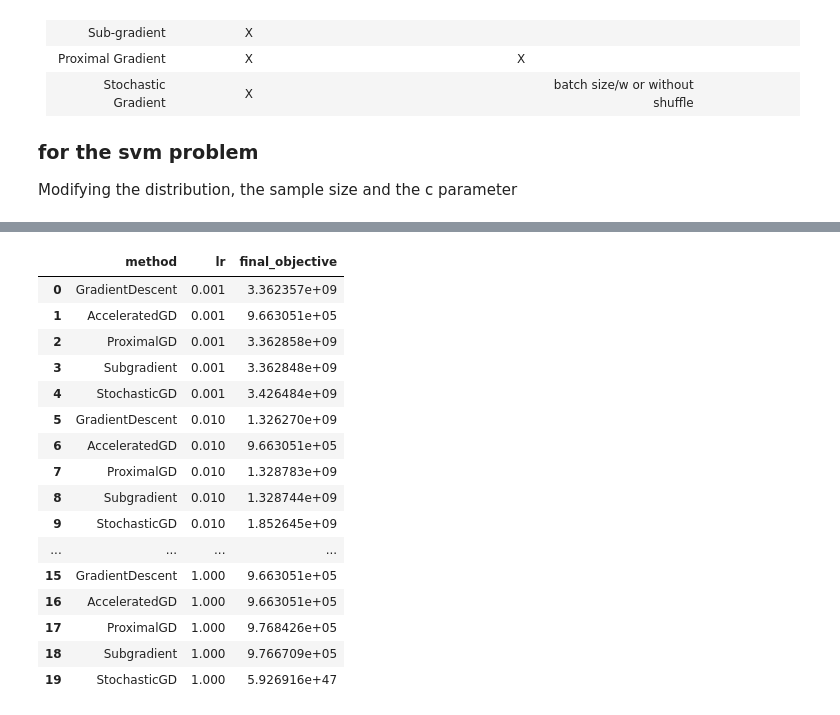
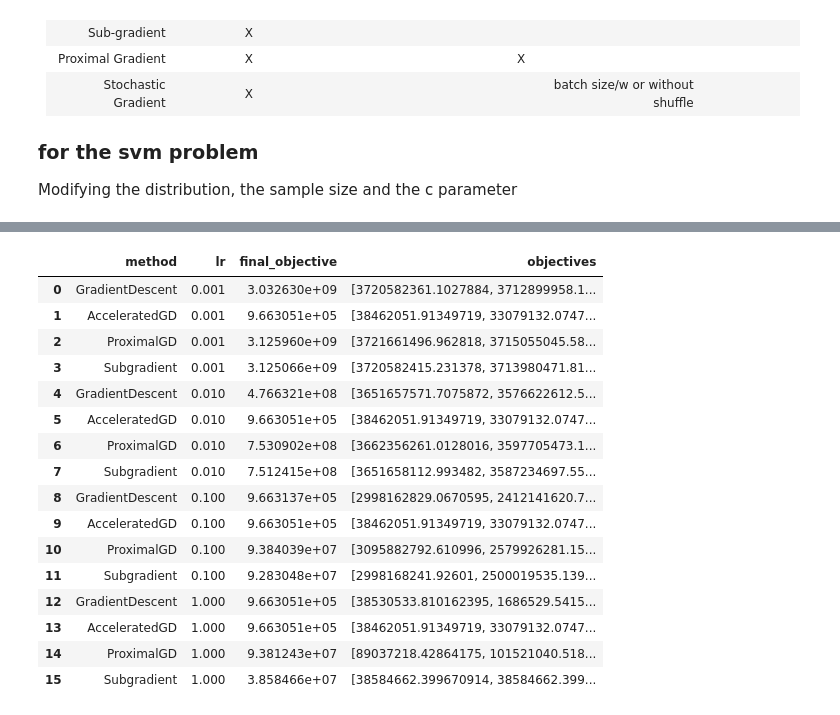
Before and after one commit to KingMrock/tp_machine_learning_enac, a Jupyter notebook: tests.ipynb, the cells around one changed output, grey strips where cells are left out. Drawn from its saved outputs; the diff is of its cells as text; code cells hidden in the pictures.

```diff
--- a/tests.ipynb
+++ b/tests.ipynb
@@ -34,56 +38,55 @@ import numpy as np
 # We also assume the gradient methods in 'functions.py' are complete and can be called here.
 
 learning_rates = [1e-3, 1e-2, 1e-1, 1.0]
-num_iterations = 50
+num_iterations = 100
 initial_x = np.zeros(A.shape[1])  # for example
+
+labda = 10 # for proximal gradient and subgradient methods
 
 results_list = []
 
+# Add the full list of objective values to the results for each method
 for lr_test in learning_rates:
-    # Gradient Descent
     gd_objectives, gd_params = gradient_descent(y, A, initial_x.copy(), num_iterations, lr_test)
     results_list.append({
         'method': 'GradientDescent',
         'lr': lr_test,
-        'final_objective': gd_objectives[-1]
+        'final_objective': gd_objectives[-1],
+        'objectives': gd_objectives
     })
 
-    # Accelerated Gradient Descent
     agd_objectives, agd_params = accelerated_gradient_descent(y, A, initial_x.copy(), num_iterations)
-    # (Note: accelerated_gradient_descent as written does not take lr, so we skip passing it)
     results_list.append({
         'method': 'AcceleratedGD',
         'lr': lr_test,
-        'final_objective': agd_objectives[-1]
+        'final_objective': agd_objectives[-1],
+        'objectives': agd_objectives
     })
 
-
-    # Proximal Gradient
-    prox_objectives, prox_params = prox_gradient_descent(y, A, initial_x.copy(), num_iterations, lr_test, lbda=0.1)
+    prox_objectives, prox_params = prox_gradient_descent(y, A, initial_x.copy(), num_iterations, lr_test, lbda=labda)
     results_list.append({
         'method': 'ProximalGD',
         'lr': lr_test,
-        'final_objective': prox_objectives[-1]
+        'final_objective': prox_objectives[-1],
+        'objectives': prox_objectives
     })
 
-    # Subgradient
-    subg_objectives, subg_params = subgradient_descent(y, A, initial_x.copy(), num_iterations, lr_test, lbda=0.1)
+    subg_objectives, subg_params = subgradient_descent(y, A, initial_x.copy(), num_iterations, lr_test, lbda=labda)
     results_list.append({
         'method': 'Subgradient',
         'lr': lr_test,
-        'final_objective': subg_objectives[-1]
+        'final_objective': subg_objectives[-1],
+        'objectives': subg_objectives
     })
 
-
-    # Stochastic Gradient Descent
-    sgd_objectives, sgd_params = stoc_gradient_descent(y, A, initial_x.copy(), num_iterations, lr_test, batch_size=10)
+    """sgd_objectives, sgd_params = stoc_gradient_descent(y, A, initial_x.copy(), num_iterations, lr_test, batch_size=2)
     results_list.append({
         'method': 'StochasticGD',
         'lr': lr_test,
-        'final_objective': sgd_objectives[-1]
-    })
+        'final_objective': sgd_objectives[-1],
+        'objectives': sgd_objectives
+    })"""
 
-# Convert the collected results into a dataframe
 df_results = pd.DataFrame(results_list)
 df_results
 # %% [output]
@@ -107,20 +93,20 @@ SGD(0049/0049/9999): objective = 59269161461287448159446584115443134876649468723
-|  | method | lr | final_objective |
-| 0 | GradientDescent | 0.001 | 3.362357e+09 |
-| 1 | AcceleratedGD | 0.001 | 9.663051e+05 |
-| 2 | ProximalGD | 0.001 | 3.362858e+09 |
-| 3 | Subgradient | 0.001 | 3.362848e+09 |
-| 4 | StochasticGD | 0.001 | 3.426484e+09 |
-| 5 | GradientDescent | 0.010 | 1.326270e+09 |
-| 6 | AcceleratedGD | 0.010 | 9.663051e+05 |
-| 7 | ProximalGD | 0.010 | 1.328783e+09 |
-| 8 | Subgradient | 0.010 | 1.328744e+09 |
-| 9 | StochasticGD | 0.010 | 1.852645e+09 |
-| ... | ... | ... | ... |
-| 15 | GradientDescent | 1.000 | 9.663051e+05 |
-| 16 | AcceleratedGD | 1.000 | 9.663051e+05 |
-| 17 | ProximalGD | 1.000 | 9.768426e+05 |
-| 18 | Subgradient | 1.000 | 9.766709e+05 |
-| 19 | StochasticGD | 1.000 | 5.926916e+47 |
+|  | method | lr | final_objective | objectives |
+| 0 | GradientDescent | 0.001 | 3.032630e+09 | [3720582361.1027884, 3712899958.1... |
+| 1 | AcceleratedGD | 0.001 | 9.663051e+05 | [38462051.91349719, 33079132.0747... |
+| 2 | ProximalGD | 0.001 | 3.125960e+09 | [3721661496.962818, 3715055045.58... |
+| 3 | Subgradient | 0.001 | 3.125066e+09 | [3720582415.231378, 3713980471.81... |
+| 4 | GradientDescent | 0.010 | 4.766321e+08 | [3651657571.7075872, 3576622612.5... |
+| 5 | AcceleratedGD | 0.010 | 9.663051e+05 | [38462051.91349719, 33079132.0747... |
+| 6 | ProximalGD | 0.010 | 7.530902e+08 | [3662356261.0128016, 3597705473.1... |
+| 7 | Subgradient | 0.010 | 7.512415e+08 | [3651658112.993482, 3587234697.55... |
+| 8 | GradientDescent | 0.100 | 9.663137e+05 | [2998162829.0670595, 2412141620.7... |
+| 9 | AcceleratedGD | 0.100 | 9.663051e+05 | [38462051.91349719, 33079132.0747... |
+| 10 | ProximalGD | 0.100 | 9.384039e+07 | [3095882792.610996, 2579926281.15... |
+| 11 | Subgradient | 0.100 | 9.283048e+07 | [2998168241.92601, 2500019535.139... |
+| 12 | GradientDescent | 1.000 | 9.663051e+05 | [38530533.810162395, 1686529.5415... |
+| 13 | AcceleratedGD | 1.000 | 9.663051e+05 | [38462051.91349719, 33079132.0747... |
+| 14 | ProximalGD | 1.000 | 9.381243e+07 | [89037218.42864175, 101521040.518... |
+| 15 | Subgradient | 1.000 | 3.858466e+07 | [38584662.399670914, 38584662.399... |
 # %%
 #plot the result of the gradient descent by method and by learning rate
 import seaborn as sns
```
Also changed, not shown: parts of 4 cells of this notebook, 1 other file.
